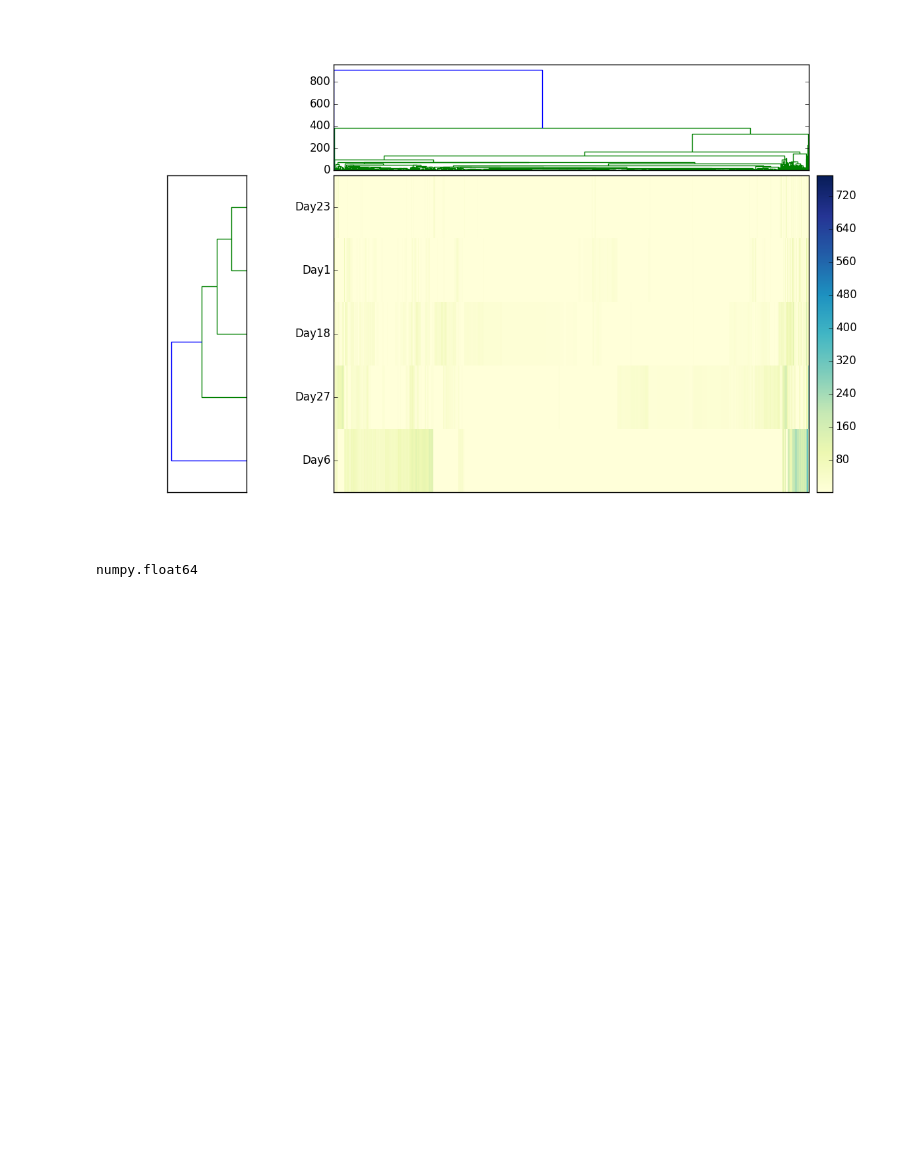
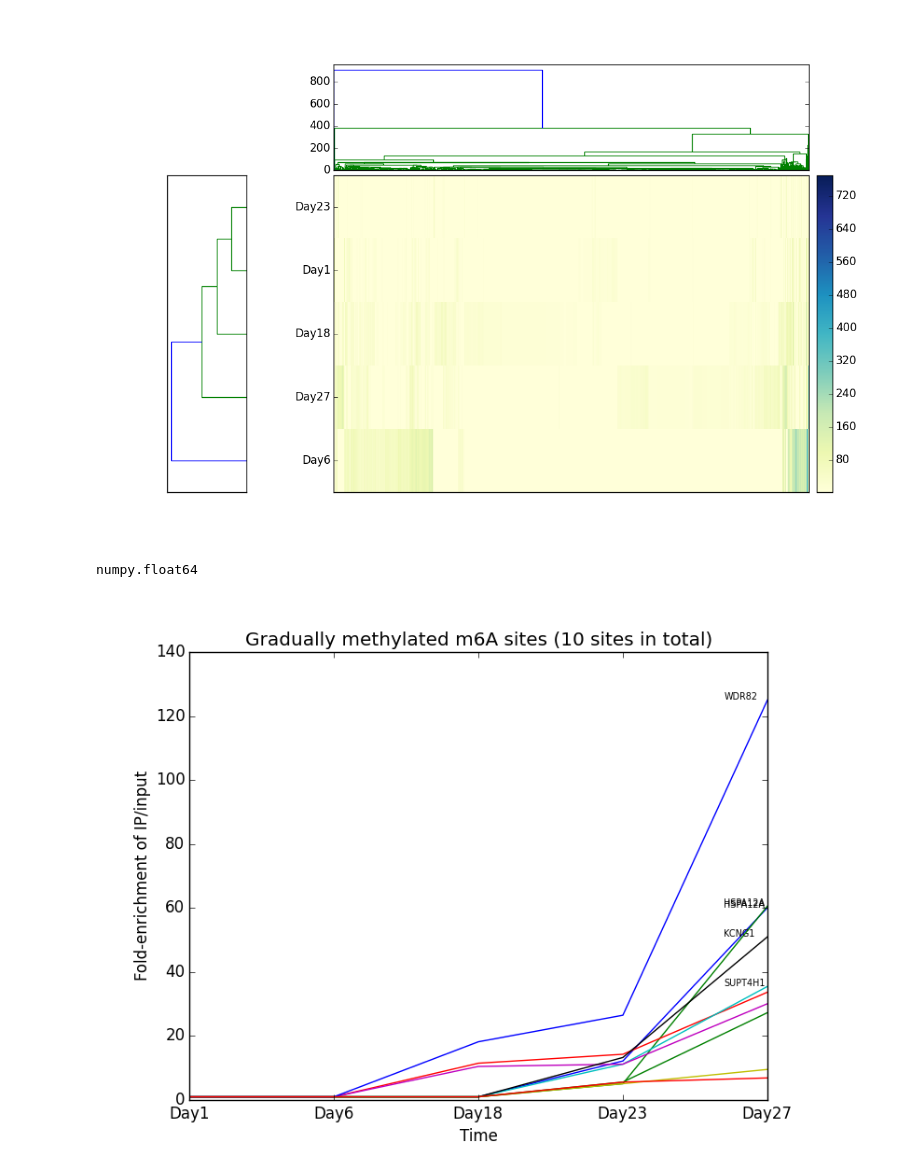
Before and after one commit to Wenhao-Jin/m6A, a Jupyter notebook: data/m6A_peaks_visualization.ipynb, the cells around one changed output. Cells and saved outputs as stored; diff of their text form; code cells hidden in the pictures; blank space fills up the shorter version.

```diff
--- a/data/m6A_peaks_visualization.ipynb
+++ b/data/m6A_peaks_visualization.ipynb
@@ -344,3 +342,25 @@ a=np.float64(temp_matrx)
 type(a[0][0])
 # %% [output]
 numpy.float64
+# %%
+#m6A sites that gradually go up
+grad_up=overall_table3[(overall_table3['day1_fold_enri']<=overall_table3['day6_fold_enri']) & (overall_table3['day6_fold_enri']<=overall_table3['day18_fold_enri']) & (overall_table3['day18_fold_enri']<=overall_table3['day23_fold_enri']) & (overall_table3['day23_fold_enri']<=overall_table3['day27_fold_enri']) & (overall_table3['day23_fold_enri']>1)]
+matrix=grad_up[['day1_fold_enri','day6_fold_enri','day18_fold_enri','day23_fold_enri','day27_fold_enri']]
+matrix.index=np.array(grad_up['name'])
+matrix_sort27=matrix.sort('day27_fold_enri',ascending=False)
+matrix_sort27_top=matrix_sort27.iloc[0:5]
+
+plt.clf()
+plt.plot(matrix.transpose())
+plt.xticks(range(5),('Day1','Day6','Day18','Day23','Day27'))
+plt.xlabel('Time')
+plt.ylabel('Fold-enrichment of IP/input')
+for ind, row in matrix_sort27_top.iterrows():
+    plt.annotate(row.name, xy=(3.7, row.day27_fold_enri), fontsize='xx-small')
+plt.title('Gradually methylated m6A sites ('+str(len(grad_up))+' sites in total)')
+plt.savefig('Gradually_methylated.png')
+from IPython.display import Image
+i=Image(filename='Gradually_methylated.png')
+i
+# %% [output]
+[figure, added]
```
Also changed, not shown: parts of 18 cells of this notebook.
